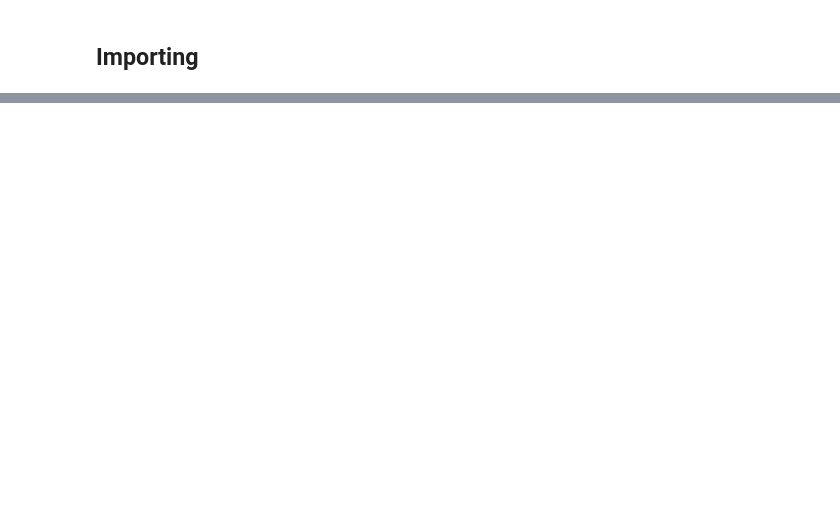
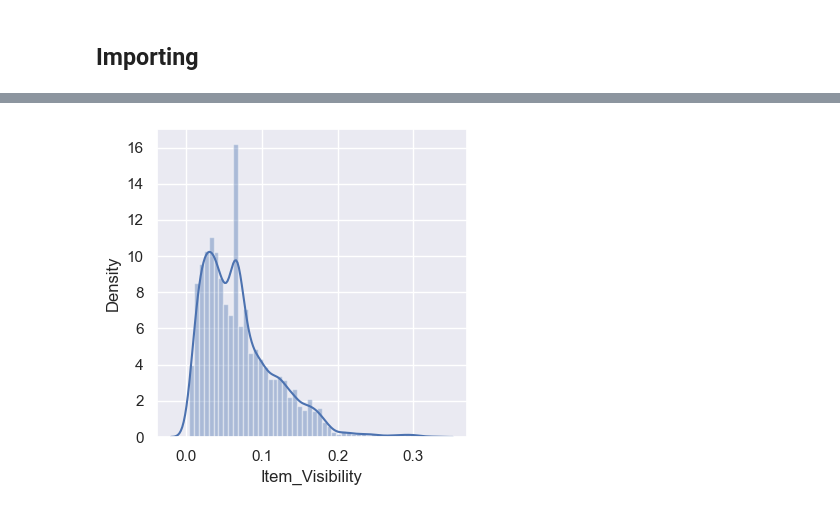
Before and after one commit to Motaz-gamal-77/Big-Mart-Sales-Predictions, a Jupyter notebook: Sales prediction.ipynb, the cells around one changed output, grey strips where cells are left out. Drawn from its saved outputs; the diff is of its cells as text; code cells hidden in the pictures; blank space fills up the shorter version.

```diff
--- a/Sales prediction.ipynb
+++ b/Sales prediction.ipynb
@@ -15,0 +243,5 @@ SyntaxError: (unicode error) 'unicodeescape' codec can't decode bytes in positio
+# %%
+sns.set(rc={'figure.figsize': (4, 4)})
+sns.distplot(df['Item_Visibility']);
+# %% [output]
+[figure, added]
```
Also changed, not shown: parts of 63 cells of this notebook.
